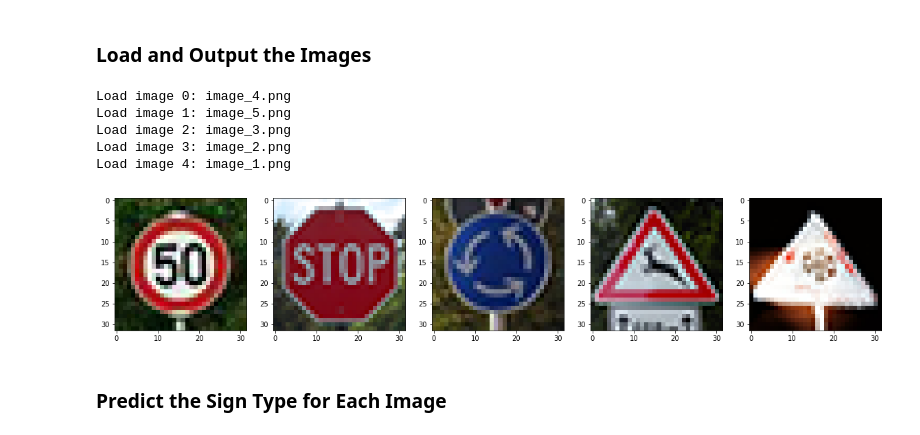
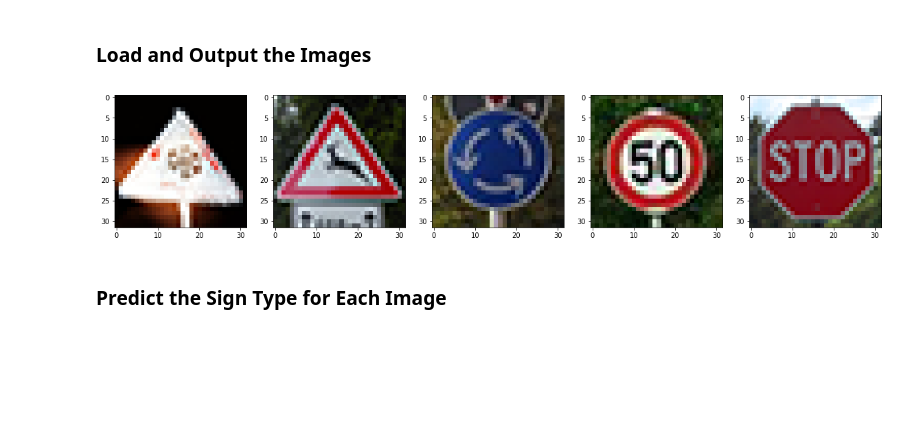
Before and after one commit to Nirdor/udacity_carND_Traffic-Sign-Classifier, a Jupyter notebook: Traffic_Sign_Classifier.ipynb, the cells around one changed output. Cells and saved outputs as stored; diff of their text form; code cells hidden in the pictures; blank space fills up the shorter version.

```diff
--- a/Traffic_Sign_Classifier.ipynb
+++ b/Traffic_Sign_Classifier.ipynb
@@ -326,8 +331,8 @@ def evaluate(X_data, y_data):
     return total_accuracy / num_examples
 # %%
 with tf.Session() as sess:
-    sess.run(tf.global_variables_initializer())
-    #saver.restore(sess, './net')
+    #sess.run(tf.global_variables_initializer())
+    saver.restore(sess, './net')
     num_examples = len(X_train)
     batches_per_epoch = num_examples // BATCH_SIZE + 1
     logger.info('{} batches per epoch'.format(batches_per_epoch))
@@ -353,33 +358,6 @@ with tf.Session() as sess:
 
         saver.save(sess, './net')
         logger.info("Model saved")
-
-    EPOCHS = 10
-    learn_rate = 0.0001
-    optimizer = tf.train.AdamOptimizer(learning_rate = learn_rate)
-    training_operation = optimizer.minimize(loss_operation)
-
-    logger.info("Training again with smaller learning rate...")
-    logger.info('')
-    for i in range(EPOCHS):
-        X_train, y_train = shuffle(X_train, y_train)
-        batch_nr = 0
-        for offset in range(0, num_examples, BATCH_SIZE):
-            end = offset + BATCH_SIZE
-            batch_x, batch_y = X_train[offset:end], y_train[offset:end]
-            sess.run(training_operation, feed_dict={x: batch_x, y: batch_y, dropout: 0.5})
-            batch_nr += 1
-            if batch_nr in range(0, batches_per_epoch, batches_per_epoch // 10):
-                train_accuracy = evaluate(batch_x, batch_y)
-                logger.info("  Step: {} Training Accuracy = {:.3f}".format(batch_nr, train_accuracy))
-
-        validation_accuracy = evaluate(X_valid, y_valid)
-        logger.info("EPOCH {} ...".format(i+1))
-        logger.info("Validation Accuracy = {:.3f}".format(validation_accuracy))
-        logger.info('')
-
-        saver.save(sess, './net')
-        logger.info("Model saved")
 # %% [output]
 676 batches per epoch
 Training...
@@ -403,29 +396,17 @@ You may find `signnames.csv` useful as it contains mappings from the class id (i
 # %%
 ### Load the images and plot them here.
 ### Feel free to use as many code cells as needed.
 import os
 nimages = np.zeros((5, 32, 32, 3), dtype = np.uint8)
-i = 0
-for image in os.listdir('new_images'):
-    if not image.endswith('.png'):
-        continue
-    logger.info('Load image {}: {}'.format(i, image))
-    img = cv2.imread(os.path.join('new_images', image))
+fig = plt.figure(figsize = (20, 20))
+for i in range(5):
+    img = cv2.imread('new_images/image_{}.png'.format(i + 1))
     img = cv2.cvtColor(img, cv2.COLOR_BGR2RGB)
     nimages[i, :] = img
-    i += 1
-
-fig = plt.figure(figsize = (20, 20))
-for i in range(5):
     fig.add_subplot(1, 5, i + 1)
     plt.imshow(nimages[i])
 # %% [output]
-Load image 0: image_4.png
-Load image 1: image_5.png
-Load image 2: image_3.png
-Load image 3: image_2.png
-Load image 4: image_1.png
-[figure, old version]
+[figure, new version]
 # %% [markdown]
 ### Predict the Sign Type for Each Image
 # %%
```
Also changed, not shown: parts of 12 cells of this notebook, 4 other files.
